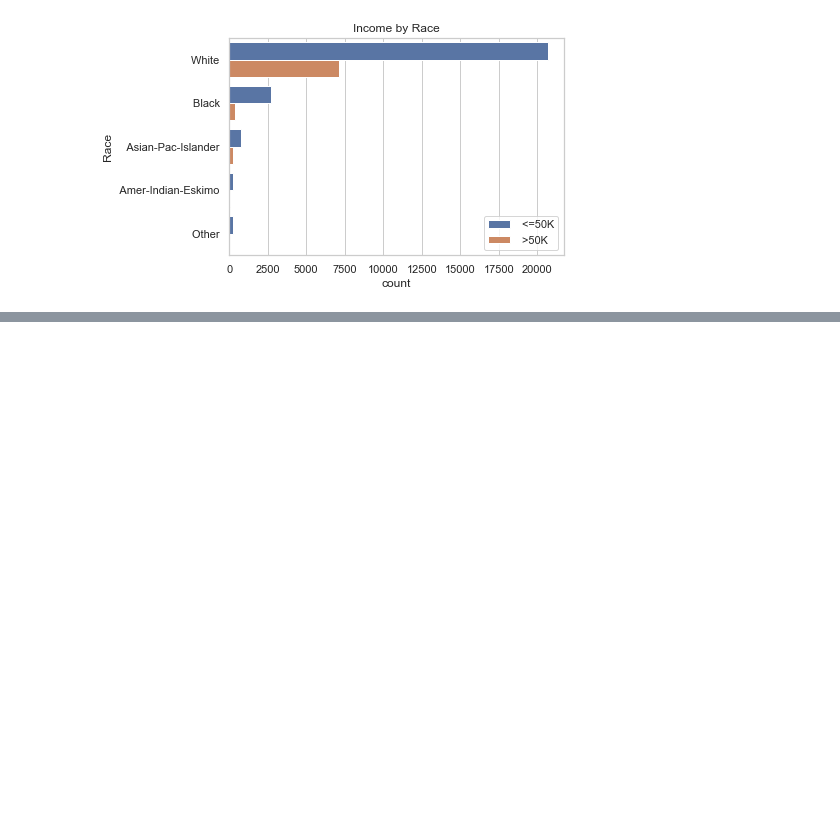
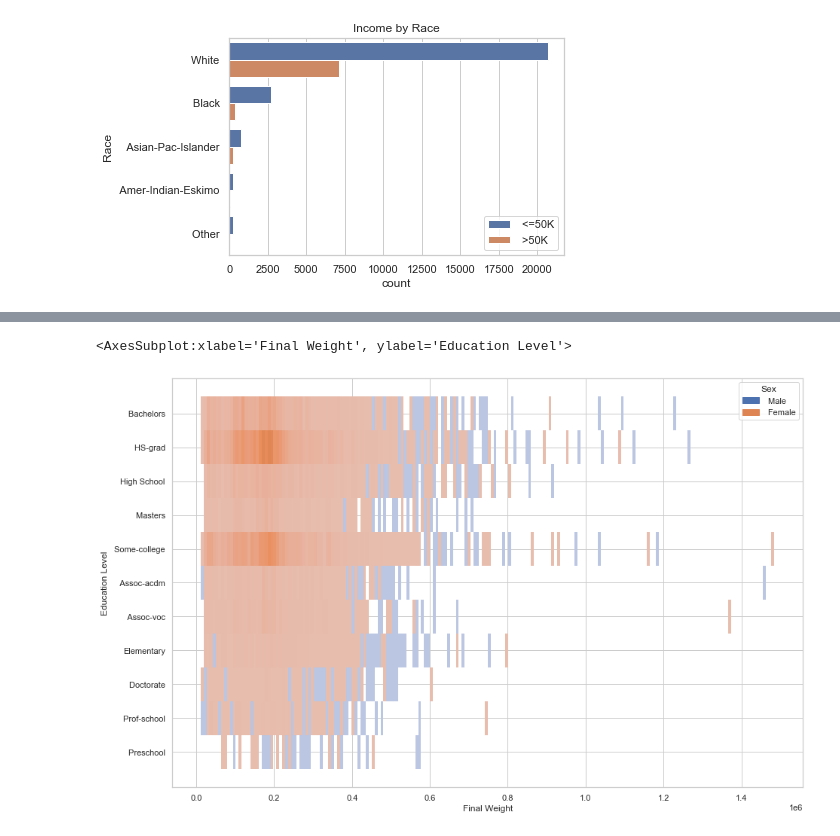
Before and after one commit to data301-2021-summer2/project-group6-project, a Jupyter notebook: analysis/EDA.ipynb, the cells around one changed output, grey strips where cells are left out. Cells and saved outputs as stored; diff of their text form; code cells hidden in the pictures; blank space fills up the shorter version.

```diff
--- a/analysis/EDA.ipynb
+++ b/analysis/EDA.ipynb
@@ -97,0 +102,6 @@ plt.show()
+# %%
+plt.figure(figsize=(15,10))
+sns.histplot(df, x="Final Weight", y="Education Level", hue="Sex")
+# %% [output]
+<AxesSubplot:xlabel='Final Weight', ylabel='Education Level'>
+[figure, added]
```
Also changed, not shown: parts of 9 cells of this notebook, 3 other files.
